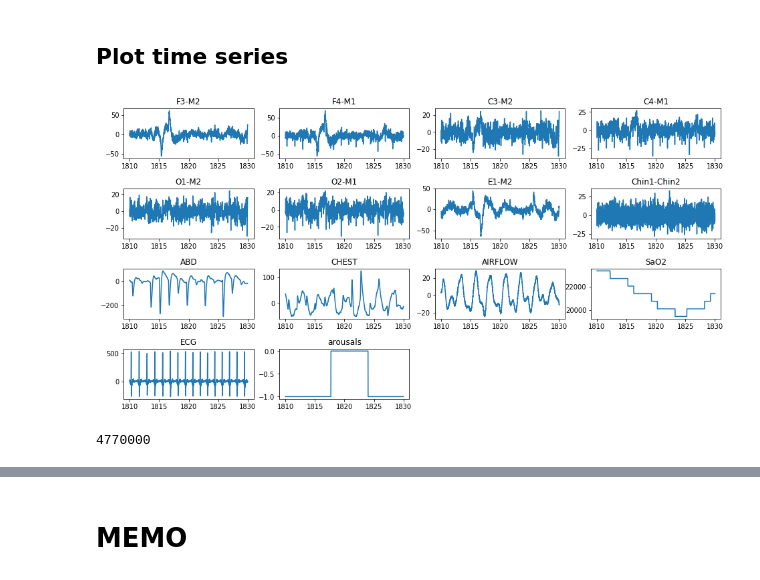
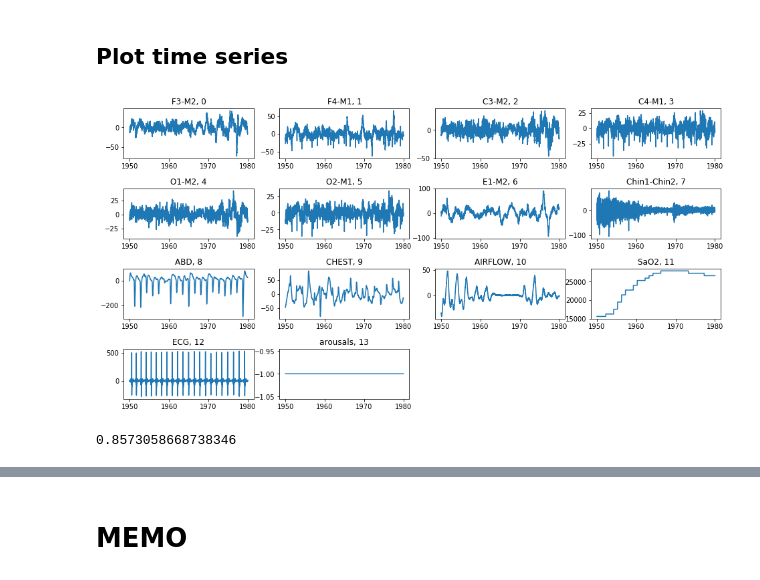
Before and after one commit to hitomecha/cinc2018, a Jupyter notebook: notebook/cinc2018_EDA_file_information.ipynb, the cells around one changed output, grey strips where cells are left out. Drawn from its saved outputs; the diff is of its cells as text; code cells hidden in the pictures.

```diff
--- a/notebook/cinc2018_EDA_file_information.ipynb
+++ b/notebook/cinc2018_EDA_file_information.ipynb
@@ -119,20 +139,26 @@ dtype: object
 # %%
 plot_time  = np.arange(0, len(data)/200, 1/200)
 fs = 200
-start = fs *1810
-end = fs * 1830
+start = fs *1950
+end = fs * 1980
 
 plt.figure(figsize=(16, 8))
 plt.subplots_adjust(wspace=0.2, hspace=0.6)
 
 for i in range(0, len(data.columns), 1):
     plt.subplot(4, 4, (i+1))
-    plt.title("{}".format(data.columns[i]))
+    plt.title("{}, {}".format(data.columns[i], i))
     plt.plot(plot_time[start:end], data.iloc[start:end, i])
 plt.show()
 # %% [output]
-[figure, old version]
+[figure, new version]
-# %%
-len(data)
-# %% [output]
-4770000
+# %%
+data1 = sp.stats.zscore(data.iloc[:, 0])
+data2 = sp.stats.zscore(data.iloc[:, 2])
+
+data_corr = np.correlate(data1, data2)
+data_acf1 = np.correlate(data1, data1)
+data_acf2 = np.correlate(data2, data2)
+data_corr[0]/np.sqrt((data_acf1[0] * data_acf2[0]))
+# %% [output]
+0.8573058668738346
```
Also changed, not shown: parts of 7 cells of this notebook.
